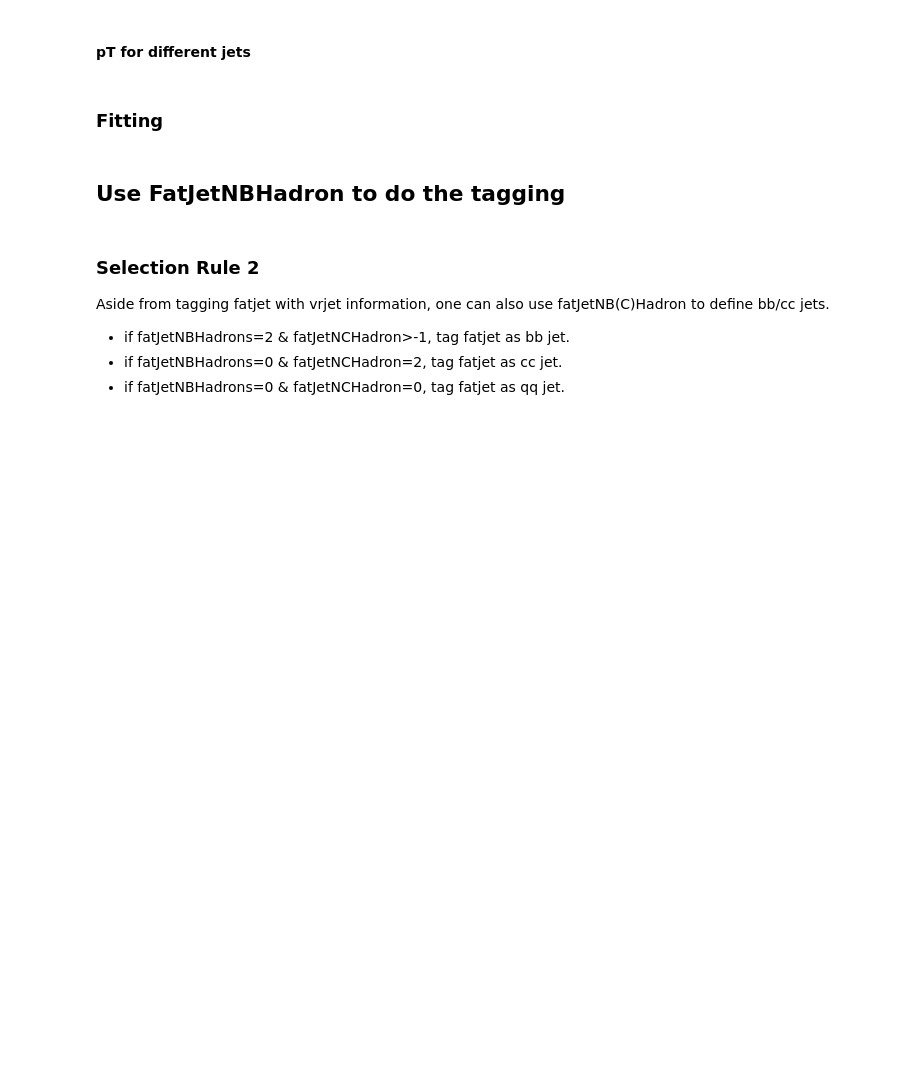
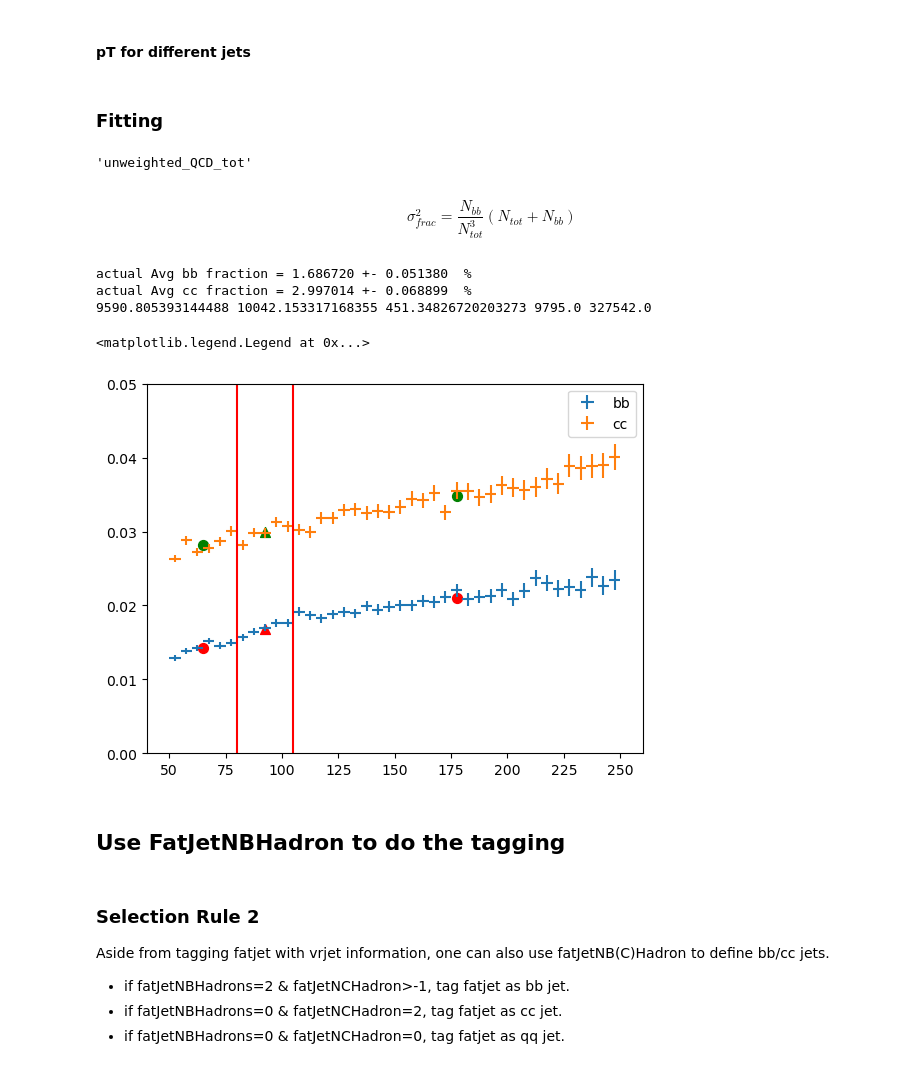
Before and after one commit to dyl64/Dongyi-Oral-Qual, a Jupyter notebook: notebooks/coffea_Zcc_analysis.ipynb, the cells around one changed output. Saved outputs shown, nothing was run; the diff lists cells and outputs as text; code cells hidden in the pictures; blank space fills up the shorter version.

```diff
--- a/notebooks/coffea_Zcc_analysis.ipynb
+++ b/notebooks/coffea_Zcc_analysis.ipynb
@@ -369,6 +369,64 @@ plt.ylabel("Events")
 plt.legend()
 # %% [markdown]
 ### Fitting
+# %%
+histo_file_path = '/fs/ddn/sdf/group/ldmx/users/dongyi/Higgs/Histograms.root'
+histo = uproot.open(histo_file_path)
+keys_name = [key[:-2] for key in histo.keys()]
+keys_name[5]
+# %% [output]
+'unweighted_QCD_tot'
+# %% [markdown]
+$$\sigma_{frac}^2=\frac{N_{bb}}{N_{tot}^3}(N_{tot}+N_{bb})$$
+# %%
+QCD_bb_hist, edges = histo[keys_name[0]].to_numpy()
+QCD_cc_hist, edges = histo[keys_name[1]].to_numpy()
+QCD_tot_hist, edges = histo[keys_name[5]].to_numpy()
+bb_errors = np.sqrt(QCD_bb_hist/QCD_tot_hist**3*(QCD_bb_hist+QCD_tot_hist))
+cc_errors = np.sqrt(QCD_cc_hist/QCD_tot_hist**3*(QCD_cc_hist+QCD_tot_hist))
+frac_bb = QCD_bb_hist/QCD_tot_hist
+frac_cc = QCD_cc_hist/QCD_tot_hist
+# %%
+plt.errorbar((edges[:-1]+edges[1:])/2, frac_bb, yerr=bb_errors, xerr=(edges[1]-edges[0])/2, linestyle='', label='bb')
+plt.errorbar((edges[:-1]+edges[1:])/2, frac_cc, yerr=cc_errors, xerr=(edges[1]-edges[0])/2, linestyle='', label='cc')
+y_range=(0,.05)
+plt.plot([80]*5, np.linspace(0,.05,5), 'r')
+plt.plot([105]*5, np.linspace(0,.05,5), 'r')
+
+left_avg_x = np.average(edges[:(np.where(edges==80)[0][0]+1)])
+right_avg_x = np.average(edges[np.where(edges==105)[0][0]:])
+middle_avg_x = np.average(edges[np.where(edges==80)[0][0]:(np.where(edges==105)[0][0]+1)])
+left_avg_frac_bb = np.average(frac_bb[:np.where(edges==80)[0][0]])
+left_avg_frac_cc = np.average(frac_cc[:np.where(edges==80)[0][0]])
+right_avg_frac_bb = np.average(frac_bb[(np.where(edges==105)[0][0]):])
+right_avg_frac_cc = np.average(frac_cc[(np.where(edges==105)[0][0]):])
+middle_avg_frac_bb = np.average(frac_bb[np.where(edges==80)[0][0]:(np.where(edges==105)[0][0])])
+middle_avg_frac_cc = np.average(frac_cc[np.where(edges==80)[0][0]:(np.where(edges==105)[0][0])])
+middle_var_frac_bb = np.sqrt(np.average(bb_errors[np.where(edges==80)[0][0]:(np.where(edges==105)[0][0])]**2))
+middle_var_frac_cc = np.sqrt(np.average(cc_errors[np.where(edges==80)[0][0]:(np.where(edges==105)[0][0])]**2))
+N_cc=sum(QCD_cc_hist[np.where(edges==80)[0][0]:(np.where(edges==105)[0][0])])
+N_tot=sum(QCD_tot_hist[np.where(edges==80)[0][0]:(np.where(edges==105)[0][0])])
+
+print('actual Avg bb fraction = %f +- %f '%(middle_avg_frac_bb*100, middle_var_frac_bb*100), '%')
+print('actual Avg cc fraction = %f +- %f '%(middle_avg_frac_cc*100, middle_var_frac_cc*100), '%')
+print((middle_avg_frac_cc-middle_var_frac_cc)*N_tot, (middle_avg_frac_cc+middle_var_frac_cc)*N_tot, middle_var_frac_cc*N_tot*2, N_cc, N_tot)
+
+plt.scatter(left_avg_x, left_avg_frac_bb, s=50, c='red')
+plt.scatter(right_avg_x, right_avg_frac_bb, s=50, c='red')
+plt.scatter(middle_avg_x, middle_avg_frac_bb, s=50, c='red', marker='^')
+
+plt.scatter(left_avg_x, left_avg_frac_cc, s=50, c='green')
+plt.scatter(right_avg_x, right_avg_frac_cc, s=50, c='green')
+plt.scatter(middle_avg_x, middle_avg_frac_cc, s=50, c='green', marker='^')
+
+plt.ylim(y_range)
+plt.legend()
+# %% [output]
+actual Avg bb fraction = 1.686720 +- 0.051380  %
+actual Avg cc fraction = 2.997014 +- 0.068899  %
+9590.805393144488 10042.153317168355 451.34826720203273 9795.0 327542.0
+<matplotlib.legend.Legend at 0x...>
+[figure, added]
 # %% [markdown]
 ## Use FatJetNBHadron to do the tagging
 # %% [markdown]
```
Also changed, not shown: parts of 9 cells of this notebook, 2 other files.
